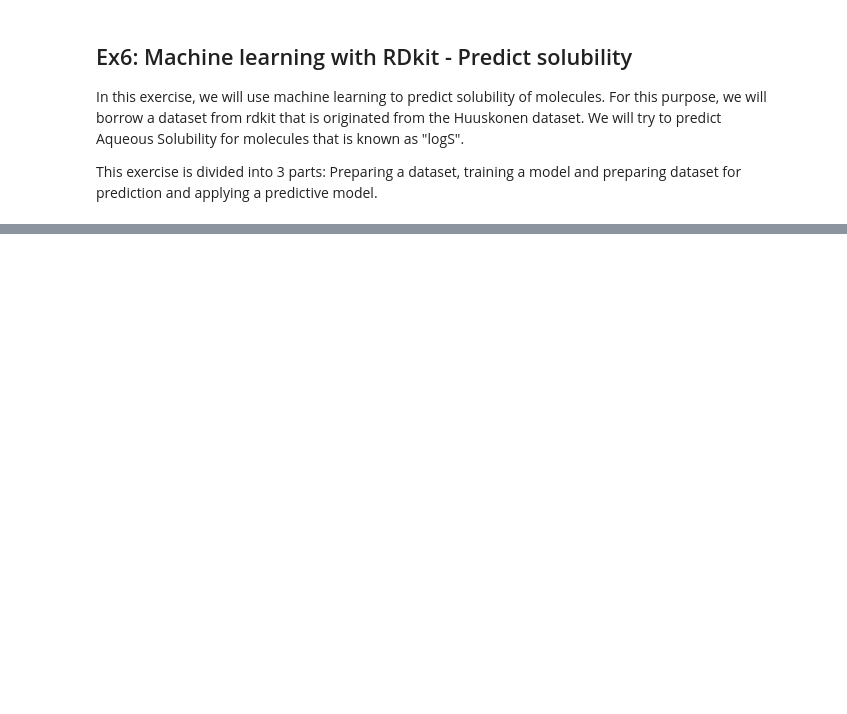
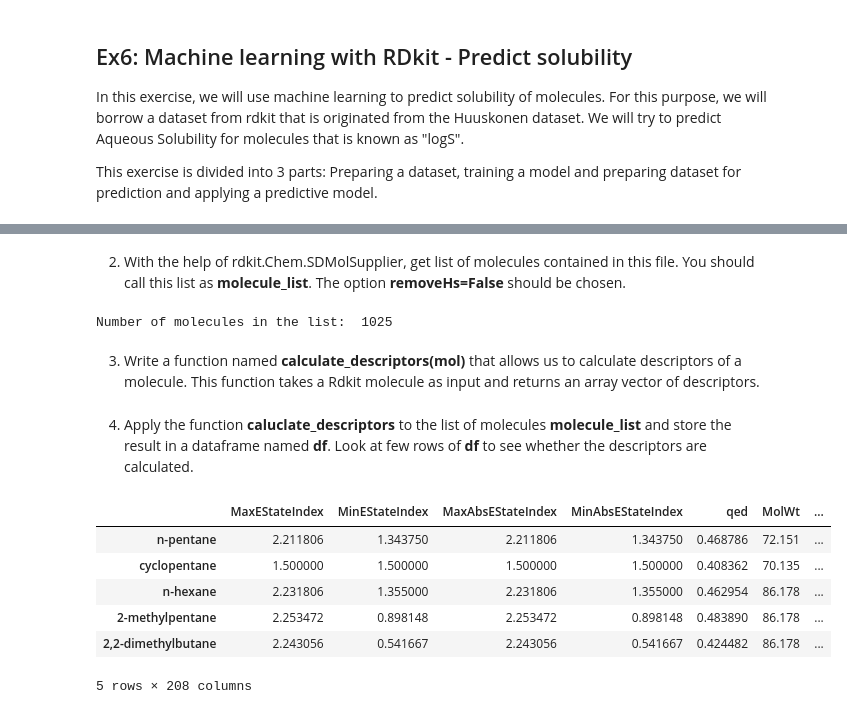
Before and after one commit to raphrb2/ML4Biomedical, a Jupyter notebook: 2.ML_Molecules/ 1.molecules_representations_etudiants.ipynb, the cells around one changed output, grey strips where cells are left out. Cells and saved outputs as stored; diff of their text form; code cells hidden in the pictures; blank space fills up the shorter version.

```diff
--- a/2.ML_Molecules/ 1.molecules_representations_etudiants.ipynb
+++ b/2.ML_Molecules/ 1.molecules_representations_etudiants.ipynb
@@ -36,5 +50,3 @@ Paracetamol (Acetaminophen) is a commonly used medicine that can help treat pain
 # %%
-from rdkit import Chem
-
-paracetamol = Chem.MolFromSmiles('CC(=O)NC1=CC=C(C=C1)O')
+paracetamol = MolFromSmiles('CC(=O)NC1=CC=C(C=C1)O')
 # %% [markdown]
@@ -108,3 +174,12 @@ Molecules are also described by a set of physiochemical descriptors. They should
 
 RDKit provides utilities that allow us to compute descriptor of molecules.
 Using the rdkit.ML.Descriptors.MoleculeDescriptors.MolecularDescriptorCalculator class, compute the descriptor for paracetamol molecule from SMILES string. Note that SMILES string for paracetamol is "CC(=O)NC1=CC=C(O)C=C1"
+# %%
+descriptor_names = [desc_name[0] for desc_name in Descriptors._descList]
+
+values = MoleculeDescriptors.MolecularDescriptorCalculator(descriptor_names)
+
+descriptors = values.CalcDescriptors(paracetamol)
+
+for name, value in zip(descriptor_names, descriptors):
+    print(f"{name}: {value}")
@@ -166,0 +305,30 @@ solubility.train.sd 100%[===================>]   1.31M  --.-KB/s    in 0.06s
+# %% [markdown]
+2. With the help of rdkit.Chem.SDMolSupplier, get list of molecules contained in this file. You should call this list as **molecule_list**. The option **removeHs=False** should be chosen.
+# %%
+molecule_list = Chem.SDMolSupplier('data/solubility.train.sdf', removeHs=False)
+print("Number of molecules in the list: ", len(molecule_list))
+# %% [output]
+Number of molecules in the list:  1025
+# %% [markdown]
+3. Write a function named **calculate_descriptors(mol)** that allows us to calculate descriptors of a molecule. This function takes a Rdkit molecule as input and returns an array vector of descriptors.
+# %%
+def calculate_descriptors(mol):
+    descriptor_names = [desc_name[0] for desc_name in Descriptors._descList]
+    values = MoleculeDescriptors.MolecularDescriptorCalculator(descriptor_names)
+    descriptors = values.CalcDescriptors(mol)
+    return np.array(descriptors)
+# %% [markdown]
+4. Apply the function **caluclate_descriptors** to the list of molecules **molecule_list** and store the result in a dataframe named **df**. Look at few rows of **df** to see whether the descriptors are calculated.
+# %%
+index_names = [mol.GetProp("NAME") for mol in molecule_list]
+df = pd.DataFrame([calculate_descriptors(mol) for mol in molecule_list], index=index_names, columns=descriptor_names)
+
+df.head()
+# %% [output]
+|  | MaxEStateIndex | MinEStateIndex | MaxAbsEStateIndex | MinAbsEStateIndex | qed | MolWt | ... |
+| n-pentane | 2.211806 | 1.343750 | 2.211806 | 1.343750 | 0.468786 | 72.151 | ... |
+| cyclopentane | 1.500000 | 1.500000 | 1.500000 | 1.500000 | 0.408362 | 70.135 | ... |
+| n-hexane | 2.231806 | 1.355000 | 2.231806 | 1.355000 | 0.462954 | 86.178 | ... |
+| 2-methylpentane | 2.253472 | 0.898148 | 2.253472 | 0.898148 | 0.483890 | 86.178 | ... |
+| 2,2-dimethylbutane | 2.243056 | 0.541667 | 2.243056 | 0.541667 | 0.424482 | 86.178 | ... |
+5 rows × 208 columns
```
Also changed, not shown: parts of 64 cells of this notebook.
